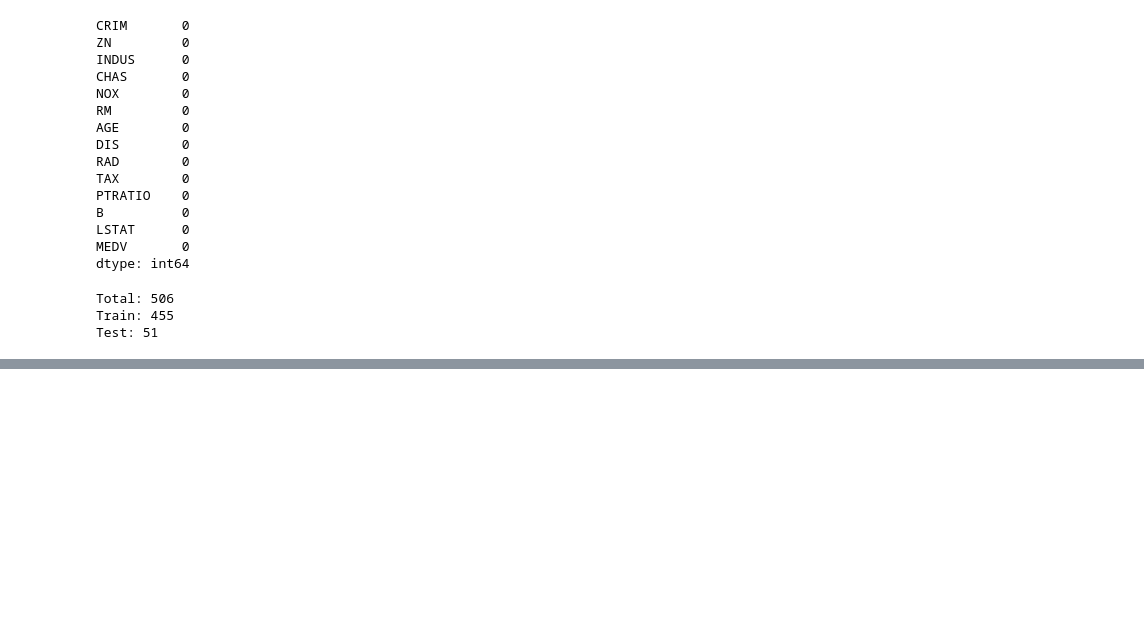
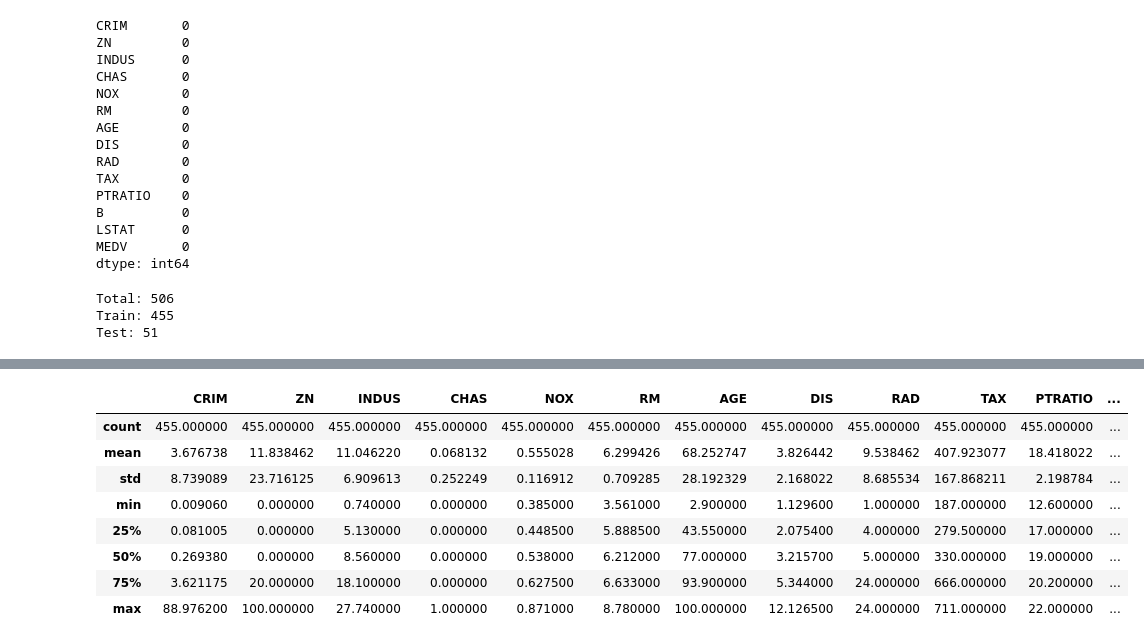
Before and after one commit to naren1003/Housing-Price-Prediction-ML, a Jupyter notebook: housing_price.ipynb, the cells around one changed output, grey strips where cells are left out. Cells and saved outputs as stored; diff of their text form; code cells hidden in the pictures; blank space fills up the shorter version.

```diff
--- a/housing_price.ipynb
+++ b/housing_price.ipynb
@@ -62,0 +84,12 @@ Test: 51
+# %%
+train_df.describe()
+# %% [output]
+|  | CRIM | ZN | INDUS | CHAS | NOX | RM | AGE | DIS | RAD | TAX | PTRATIO | ... |
+| count | 455.000000 | 455.000000 | 455.000000 | 455.000000 | 455.000000 | 455.000000 | 455.000000 | 455.000000 | 455.000000 | 455.000000 | 455.000000 | ... |
+| mean | 3.676738 | 11.838462 | 11.046220 | 0.068132 | 0.555028 | 6.299426 | 68.252747 | 3.826442 | 9.538462 | 407.923077 | 18.418022 | ... |
+| std | 8.739089 | 23.716125 | 6.909613 | 0.252249 | 0.116912 | 0.709285 | 28.192329 | 2.168022 | 8.685534 | 167.868211 | 2.198784 | ... |
+| min | 0.009060 | 0.000000 | 0.740000 | 0.000000 | 0.385000 | 3.561000 | 2.900000 | 1.129600 | 1.000000 | 187.000000 | 12.600000 | ... |
+| 25% | 0.081005 | 0.000000 | 5.130000 | 0.000000 | 0.448500 | 5.888500 | 43.550000 | 2.075400 | 4.000000 | 279.500000 | 17.000000 | ... |
+| 50% | 0.269380 | 0.000000 | 8.560000 | 0.000000 | 0.538000 | 6.212000 | 77.000000 | 3.215700 | 5.000000 | 330.000000 | 19.000000 | ... |
+| 75% | 3.621175 | 20.000000 | 18.100000 | 0.000000 | 0.627500 | 6.633000 | 93.900000 | 5.344000 | 24.000000 | 666.000000 | 20.200000 | ... |
+| max | 88.976200 | 100.000000 | 27.740000 | 1.000000 | 0.871000 | 8.780000 | 100.000000 | 12.126500 | 24.000000 | 711.000000 | 22.000000 | ... |
```
Also changed, not shown: parts of 7 cells of this notebook.
